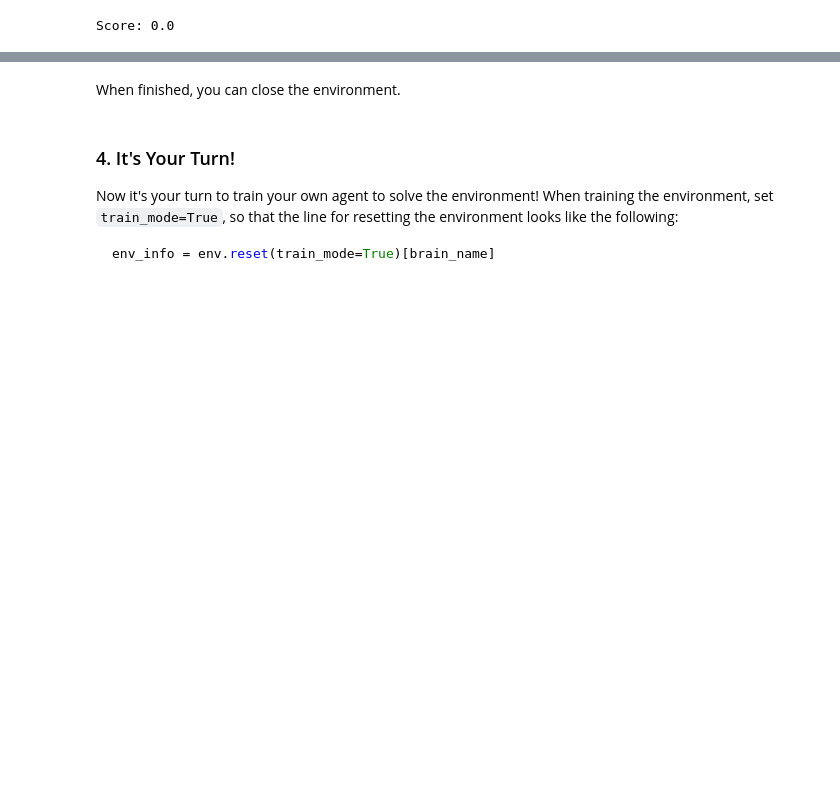
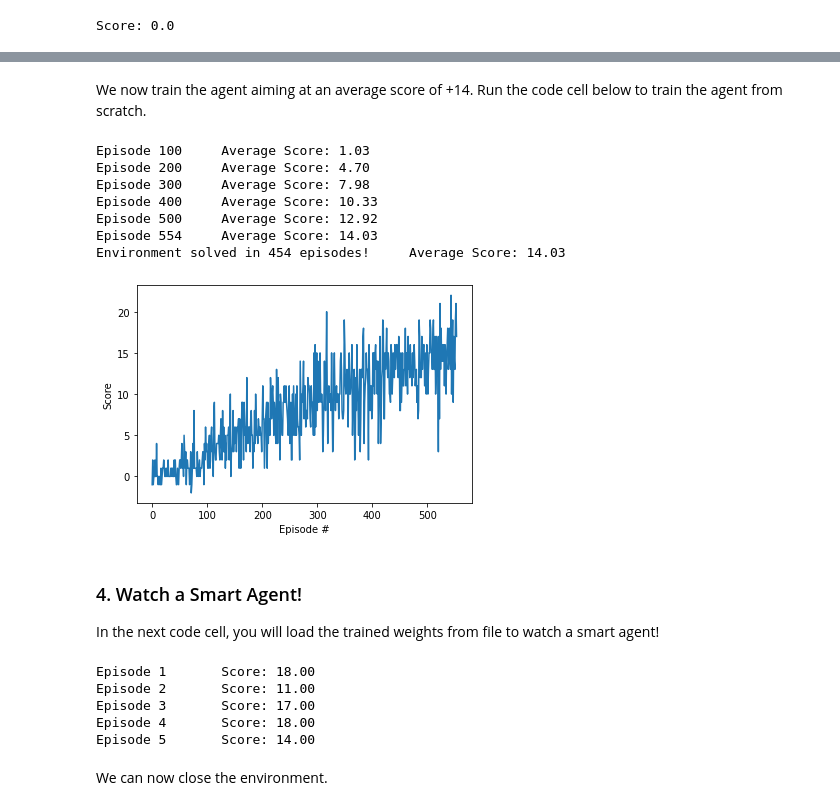
Before and after one commit to seldak/drl-navigation, a Jupyter notebook: Navigation.ipynb, the cells around one changed output, grey strips where cells are left out. Saved outputs shown, nothing was run; the diff lists cells and outputs as text; code cells hidden in the pictures; blank space fills up the shorter version.

````diff
--- a/Navigation.ipynb
+++ b/Navigation.ipynb
@@ -118,0 +135,2 @@ Score: 0.0
+# %%
+env_info = env.reset(train_mode=True)[brain_name]
@@ -118,0 +192,4 @@ Score: 0.0
+# %%
+from dqn_agent import Agent
+
+agent = Agent(state_size=37, action_size=4, seed=0)
@@ -119,11 +249,59 @@ Score: 0.0
+# %% [markdown]
+We now train the agent aiming at an average score of +14. Run the code cell below to train the agent from scratch.
+# %%
+scores = dqn(req_score=14.0)
+
+# plot the scores
+fig = plt.figure()
+ax = fig.add_subplot(111)
+plt.plot(np.arange(len(scores)), scores)
+plt.ylabel('Score')
+plt.xlabel('Episode #')
+plt.show()
+# %% [output]
+Episode 100     Average Score: 1.03
+Episode 200     Average Score: 4.70
+Episode 300     Average Score: 7.98
+Episode 400     Average Score: 10.33
+Episode 500     Average Score: 12.92
+Episode 554     Average Score: 14.03
+Environment solved in 454 episodes!     Average Score: 14.03
+[figure, added]
+# %% [markdown]
+### 4. Watch a Smart Agent!
+
+In the next code cell, you will load the trained weights from file to watch a smart agent!
+# %%
+# load the weights from file
+agent.qnetwork_local.load_state_dict(torch.load('checkpoint.pth'))
+
+for i in range(5):
+    env_info = env.reset(train_mode=False)[brain_name]
+    state = env_info.vector_observations[0]
+    score = 0
+    for j in range(1000):
+        action = agent.act(state)
+        #env.render()
+        #state, reward, done, _ = env.step(action)
+        env_info = env.step(action)[brain_name]        # send the action to the environment
+        next_state = env_info.vector_observations[0]   # Now get next state
+        reward = env_info.rewards[0]                   # ... and reward ...
+        done = env_info.local_done[0]                  # are we done?
+        #next_state, reward, done, _ = env.step(state, action, reward, next_state, done)
+        agent.step(state, action, reward, next_state, done)
+        state = next_state
+        score += reward
+        if done:
+            break
+
+    print('\rEpisode {}\tScore: {:.2f}'.format(i+1, score))
+# %% [output]
+Episode 1       Score: 18.00
+Episode 2       Score: 11.00
+Episode 3       Score: 17.00
+Episode 4       Score: 18.00
+Episode 5       Score: 14.00
 # %% [markdown]
-When finished, you can close the environment.
+We can now close the environment.
 # %%
 env.close()
-# %% [markdown]
-### 4. It's Your Turn!
-
-Now it's your turn to train your own agent to solve the environment!  When training the environment, set `train_mode=True`, so that the line for resetting the environment looks like the following:
-```python
-env_info = env.reset(train_mode=True)[brain_name]
-```
````
Also changed, not shown: parts of 10 cells of this notebook.
